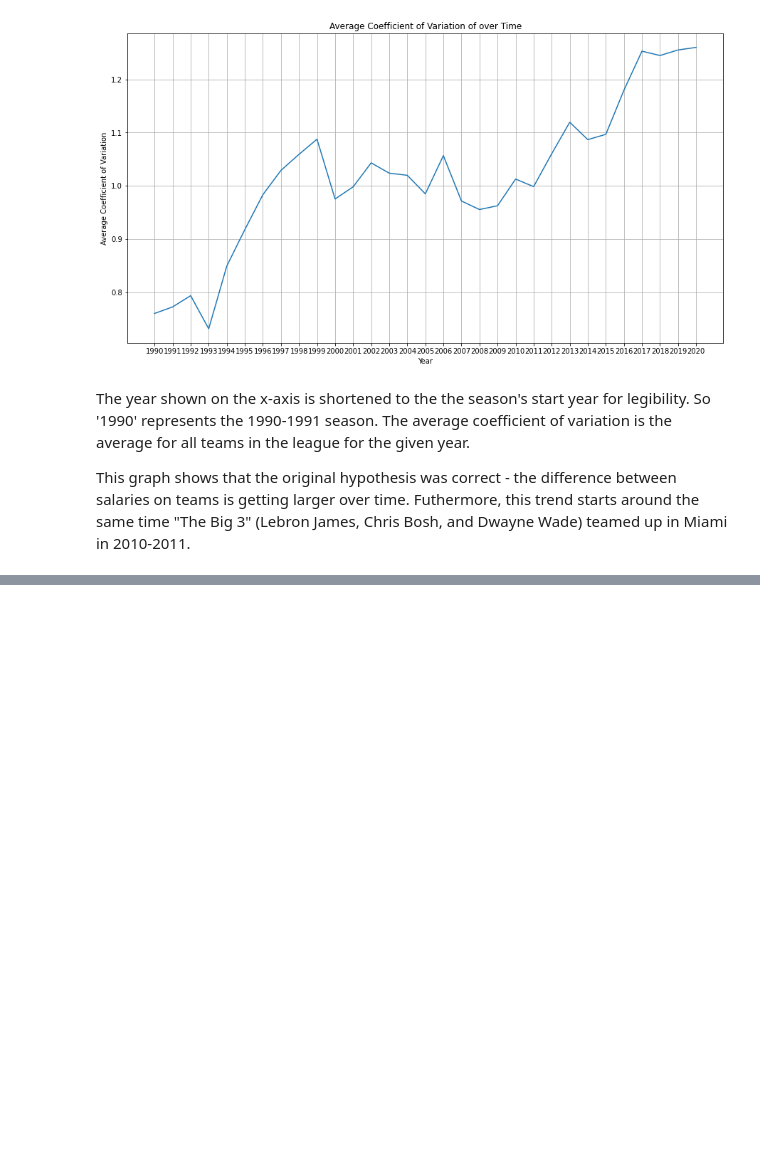
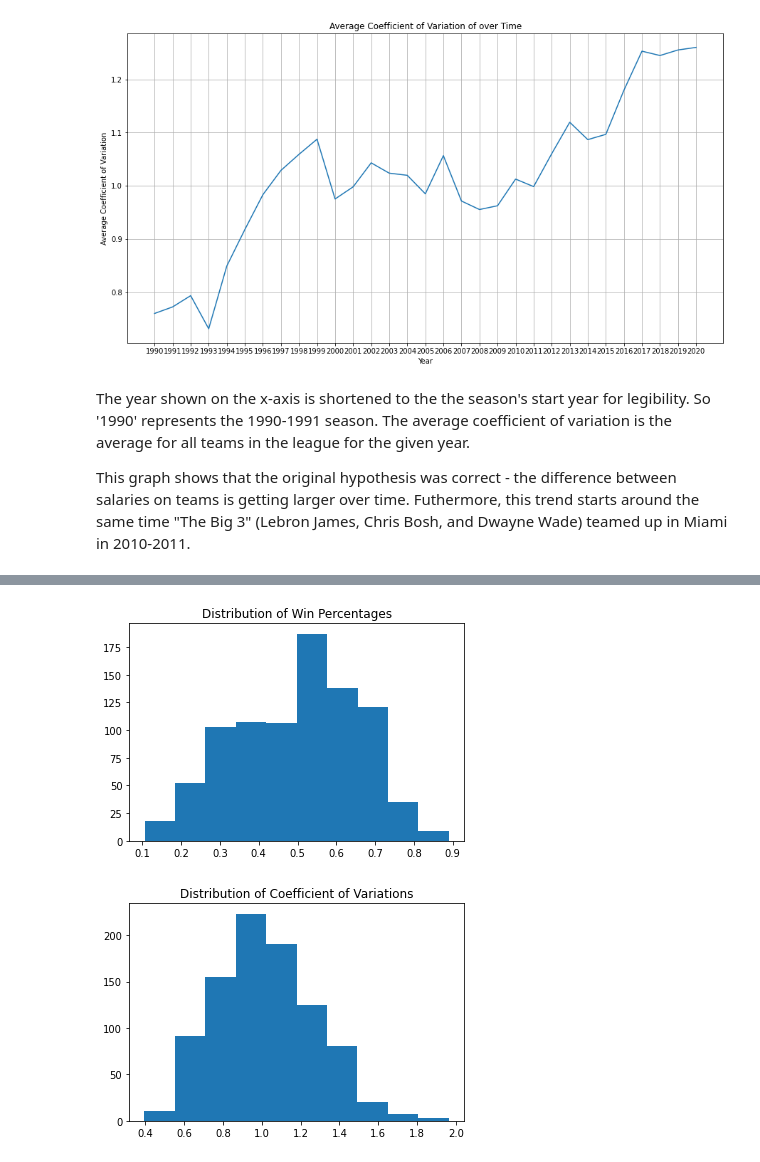
Before and after one commit to BlairCurrey/nba-salary-distribution, a Jupyter notebook: nba.ipynb, the cells around one changed output, grey strips where cells are left out. Saved outputs shown, nothing was run; the diff lists cells and outputs as text; code cells hidden in the pictures; blank space fills up the shorter version.

Commit message:
modularized and added more data and analysis

```diff
--- a/nba.ipynb
+++ b/nba.ipynb
@@ -225,7 +223,7 @@ data
 nbaSalaryData = loadData()
 
 # list of paths to each year
-yearPaths = [x[0] for x in os.walk("data/soups")][1:]
+yearPaths = [x[0] for x in os.walk("data/raw/soups")][1:]
 
 for y in yearPaths:
     year = y.split("\\")[1]
@@ -305,23 +628,13 @@ Initially I decided to use the standard deviation to measure how salaries are di
 # %%
 import matplotlib.pyplot as plt
-from scipy.stats import variation
 
 nbaSalaryData = loadData()
 
-avgRsd = []
-years = []
-
-for year in nbaSalaryData.keys():
-    teamRsd = []
-    years.append(year.split("-")[0])
-
-    for team in nbaSalaryData[year].keys():
-        rsd = variation(getSalaries(nbaSalaryData, year, team))
-        teamRsd.append(rsd)
-    avgRsd.append(sum(teamRsd)/ len(teamRsd))
+avgRSD = avgRSDForEachYear(nbaSalaryData)
+years = [y.split("-")[0] for y in nbaSalaryData.keys()]
 
 plt.rcParams['figure.figsize'] = [15, 8]
-plt.plot(years, avgRsd)
+plt.plot(years, avgRSD)
 plt.title("Average Coefficient of Variation of over Time")
 plt.xlabel("Year")
 plt.ylabel("Average Coefficient of Variation")
@@ -386,0 +652,13 @@ standings[["TeamCity", "TeamName", "WinPCT"]]
+# %%
+def allWinPct(nbaSalaryData, excludeMostRecentYear=False):
+    allWinPct = []
+    years = list(nbaSalaryData.keys())
+
+    if excludeMostRecentYear is True:
+        del years[-1]
+
+    for year in years:
+        for team in nbaSalaryData[year].keys():
+            allWinPct.append(nbaSalaryData[year][team]["winPct"])
+
+    return allWinPct
@@ -386,0 +701,17 @@ standings[["TeamCity", "TeamName", "WinPCT"]]
+# %%
+import matplotlib.pyplot as plt
+
+#Win Percentage Histogram
+wp = allWinPct(nbaSalaryData, excludeMostRecentYear=True)
+plt.hist(wp)
+plt.title("Distribution of Win Percentages")
+plt.show()
+
+#Coefficient of Variation Histogram
+rsd = allRSD(nbaSalaryData)
+plt.hist(rsd)
+plt.title("Distribution of Coefficient of Variations")
+plt.show()
+# %% [output]
+[figure, added]
+[figure, added]
```
Also changed, not shown: parts of 88 cells of this notebook, 7 other files.
